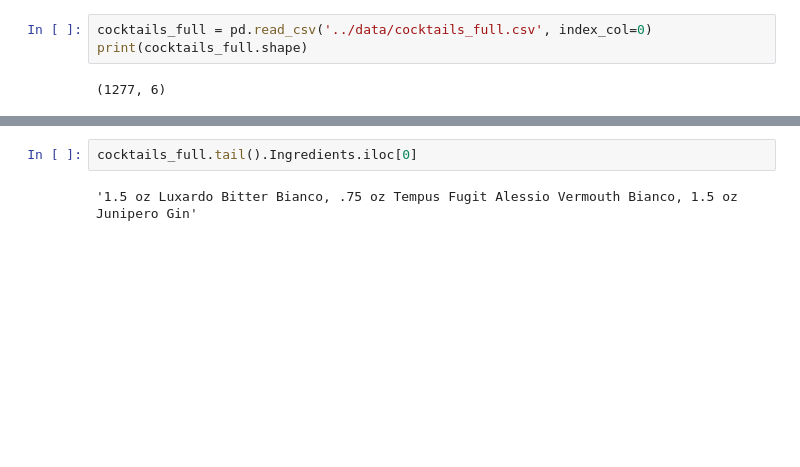
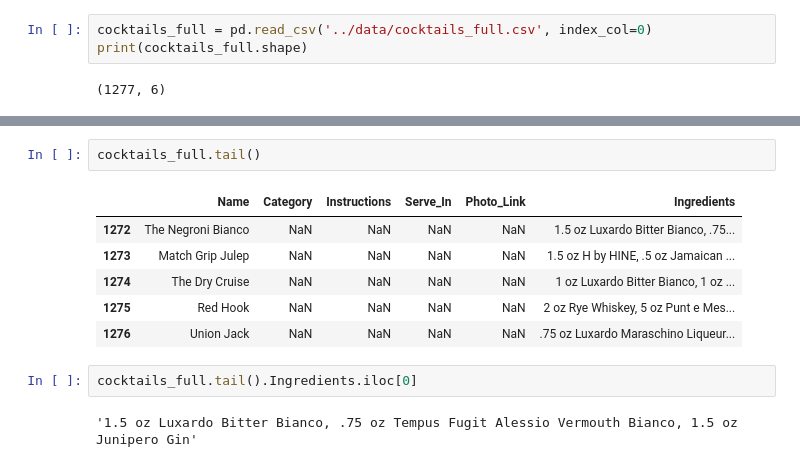
Before and after one commit to luongtruong77/nlp-drinks-cocktails-recommender, a Jupyter notebook: notebooks/data-cleaning-merging.ipynb, the cells around one changed output, grey strips where cells are left out. Saved outputs shown, nothing was run; the diff lists cells and outputs as text; blank space fills up the shorter version.

```diff
--- a/notebooks/data-cleaning-merging.ipynb
+++ b/notebooks/data-cleaning-merging.ipynb
@@ -716,6 +716,15 @@ cocktails_full.head()
 | 2 | 110 in the shade | Beer | Drop shooter in glass. Fill with ... | Beer Glass | http://www.thecocktaildb.com/imag... | Tequila, Lager, |
 | 3 | 151 Florida Bushwacker | Milk / Float / Shake | Combine all ingredients. Blend un... | Beer mug | http://www.thecocktaildb.com/imag... | Vanilla ice-cream, Coconut liqueu... |
 | 4 | 155 Belmont | Cocktail | Blend with ice. Serve in a wine g... | White wine glass | http://www.thecocktaildb.com/imag... | Orange juice, Vodka, Light rum, D... |
+# %%
+cocktails_full.tail()
+# %% [output]
+|  | Name | Category | Instructions | Serve_In | Photo_Link | Ingredients |
+| 1272 | The Negroni Bianco | NaN | NaN | NaN | NaN | 1.5 oz Luxardo Bitter Bianco, .75... |
+| 1273 | Match Grip Julep | NaN | NaN | NaN | NaN | 1.5 oz H by HINE, .5 oz Jamaican ... |
+| 1274 | The Dry Cruise | NaN | NaN | NaN | NaN | 1 oz Luxardo Bitter Bianco, 1 oz ... |
+| 1275 | Red Hook | NaN | NaN | NaN | NaN | 2 oz Rye Whiskey, 5 oz Punt e Mes... |
+| 1276 | Union Jack | NaN | NaN | NaN | NaN | .75 oz Luxardo Maraschino Liqueur... |
 # %%
 cocktails_full.tail().Ingredients.iloc[0]
 # %% [output]
```
Also changed, not shown: parts of 10 cells of this notebook, 4 other files.
